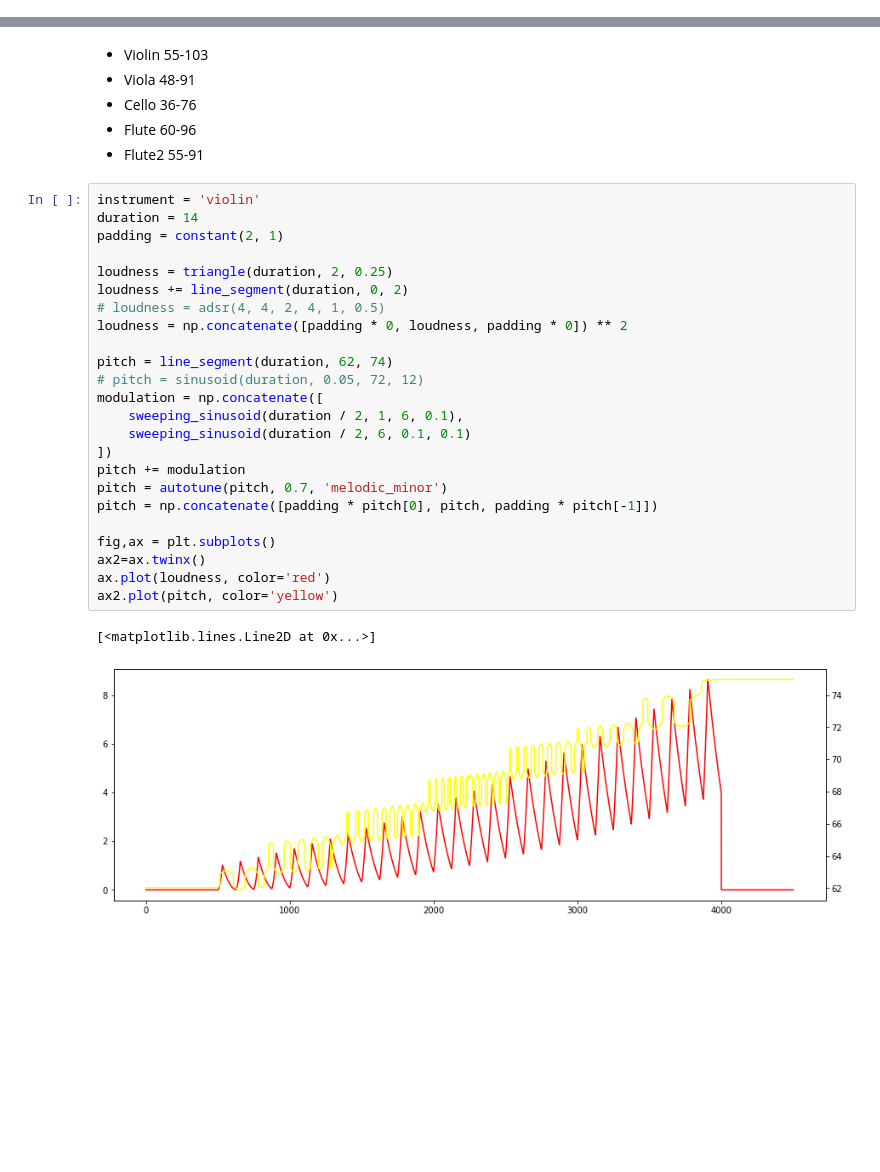
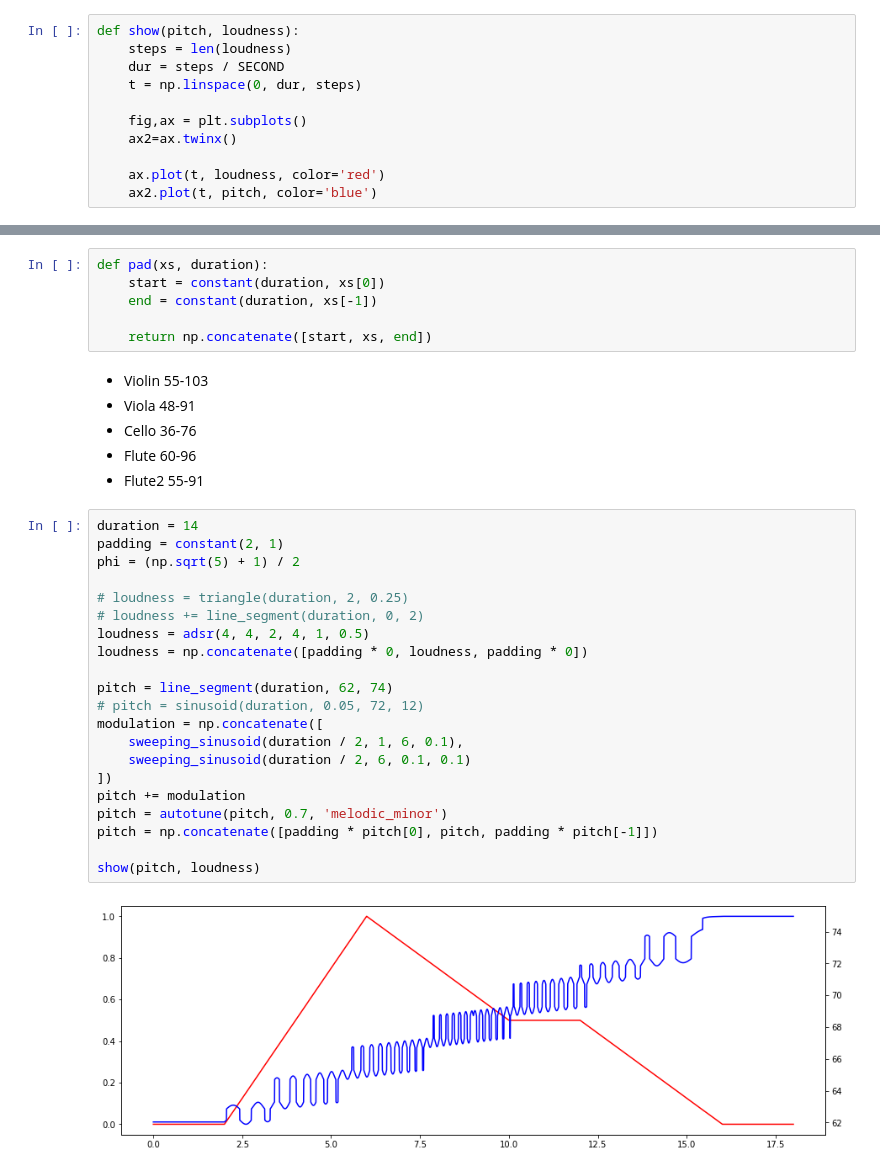
Before and after one commit to kureta/film, a Jupyter notebook: film.ipynb, the cells around one changed output, grey strips where cells are left out. Cells and saved outputs as stored; diff of their text form; blank space fills up the shorter version.

```diff
--- a/film.ipynb
+++ b/film.ipynb
@@ -22,3 +22,14 @@ INFO:tensorflow:Enabling v2 tensorshape
 INFO:tensorflow:Enabling resource variables
 INFO:tensorflow:Enabling tensor equality
 INFO:tensorflow:Enabling control flow v2
+# %%
+def show(pitch, loudness):
+    steps = len(loudness)
+    dur = steps / SECOND
+    t = np.linspace(0, dur, steps)
+
+    fig,ax = plt.subplots()
+    ax2=ax.twinx()
+
+    ax.plot(t, loudness, color='red')
+    ax2.plot(t, pitch, color='blue')
@@ -25,3 +45,9 @@ INFO:tensorflow:Enabling control flow v2
+# %%
+def pad(xs, duration):
+    start = constant(duration, xs[0])
+    end = constant(duration, xs[-1])
+
+    return np.concatenate([start, xs, end])
 # %% [markdown]
 - Violin 55-103
 - Viola 48-91
@@ -29,30 +55,26 @@ INFO:tensorflow:Enabling control flow v2
 - Flute 60-96
 - Flute2 55-91
 # %%
-instrument = 'violin'
 duration = 14
 padding = constant(2, 1)
+phi = (np.sqrt(5) + 1) / 2
 
-loudness = triangle(duration, 2, 0.25)
-loudness += line_segment(duration, 0, 2)
-# loudness = adsr(4, 4, 2, 4, 1, 0.5)
-loudness = np.concatenate([padding * 0, loudness, padding * 0]) ** 2
+# loudness = triangle(duration, 2, 0.25)
+# loudness += line_segment(duration, 0, 2)
+loudness = adsr(4, 4, 2, 4, 1, 0.5)
+loudness = np.concatenate([padding * 0, loudness, padding * 0])
 
 pitch = line_segment(duration, 62, 74)
 # pitch = sinusoid(duration, 0.05, 72, 12)
 modulation = np.concatenate([
     sweeping_sinusoid(duration / 2, 1, 6, 0.1),
     sweeping_sinusoid(duration / 2, 6, 0.1, 0.1)
 ])
 pitch += modulation
 pitch = autotune(pitch, 0.7, 'melodic_minor')
 pitch = np.concatenate([padding * pitch[0], pitch, padding * pitch[-1]])
 
-fig,ax = plt.subplots()
-ax2=ax.twinx()
-ax.plot(loudness, color='red')
-ax2.plot(pitch, color='yellow')
+show(pitch, loudness)
 # %% [output]
-[<matplotlib.lines.Line2D at 0x...>]
-[figure, old version]
+[figure, new version]
 # %%
```
Also changed, not shown: parts of 5 cells of this notebook.
